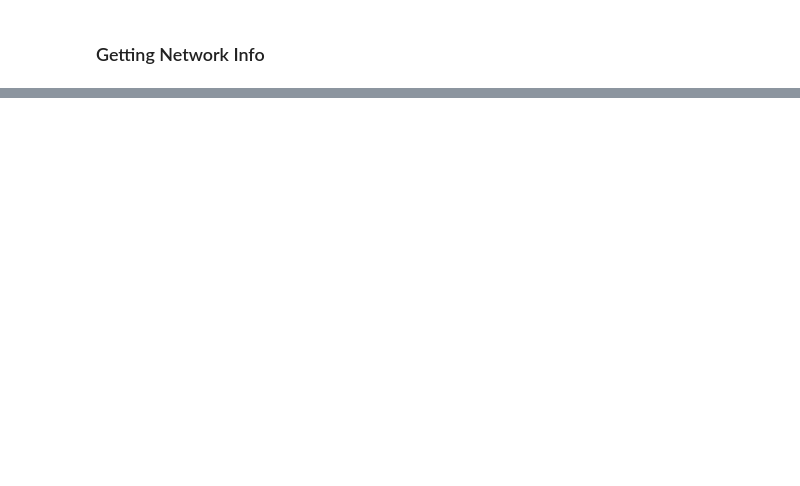
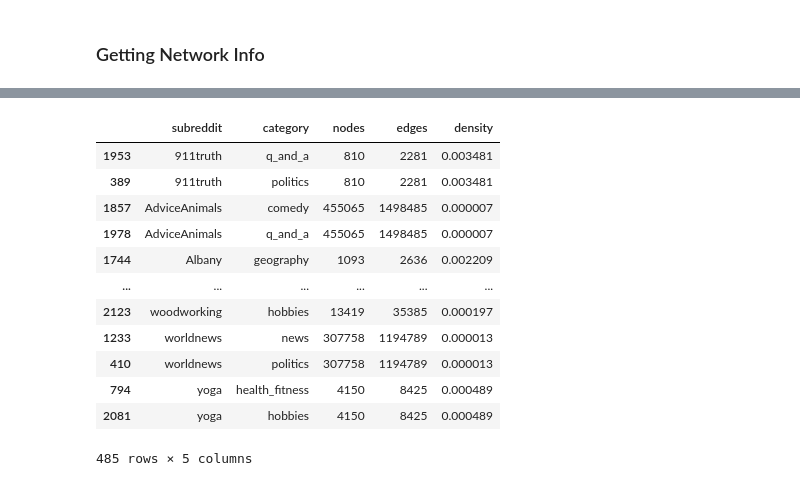
Before and after one commit to ruskirin/reddit-assortativity-analysis, a Jupyter notebook: stratified-sampling.ipynb, the cells around one changed output, grey strips where cells are left out. Drawn from its saved outputs; the diff is of its cells as text; code cells hidden in the pictures; blank space fills up the shorter version.

```diff
--- a/stratified-sampling.ipynb
+++ b/stratified-sampling.ipynb
@@ -175,0 +297,17 @@ for g, sr in net_desc.items():
+# %%
+multi = net_desc[net_desc.duplicated('subreddit', keep=False)].sort_values('subreddit')
+multi
+# %% [output]
+|  | subreddit | category | nodes | edges | density |
+| 1953 | 911truth | q_and_a | 810 | 2281 | 0.003481 |
+| 389 | 911truth | politics | 810 | 2281 | 0.003481 |
+| 1857 | AdviceAnimals | comedy | 455065 | 1498485 | 0.000007 |
+| 1978 | AdviceAnimals | q_and_a | 455065 | 1498485 | 0.000007 |
+| 1744 | Albany | geography | 1093 | 2636 | 0.002209 |
+| ... | ... | ... | ... | ... | ... |
+| 2123 | woodworking | hobbies | 13419 | 35385 | 0.000197 |
+| 1233 | worldnews | news | 307758 | 1194789 | 0.000013 |
+| 410 | worldnews | politics | 307758 | 1194789 | 0.000013 |
+| 794 | yoga | health_fitness | 4150 | 8425 | 0.000489 |
+| 2081 | yoga | hobbies | 4150 | 8425 | 0.000489 |
+485 rows × 5 columns
```
Also changed, not shown: parts of 50 cells of this notebook, 4 other files.
